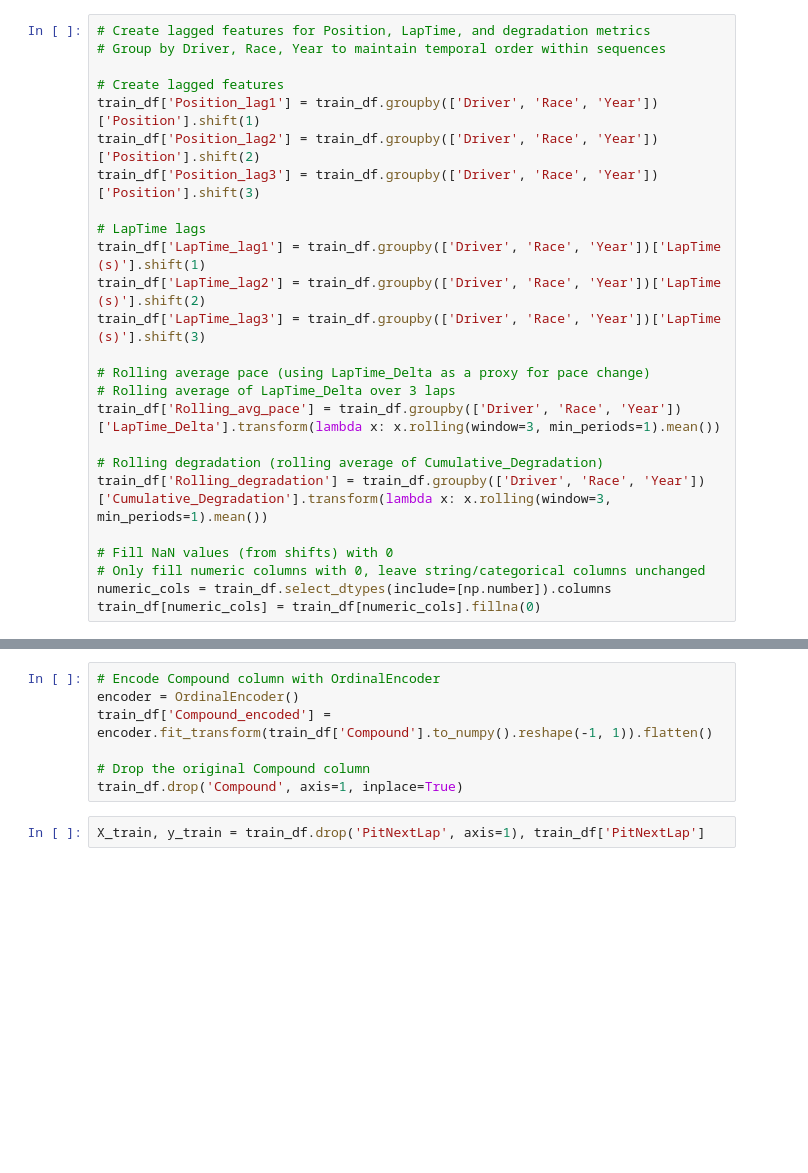
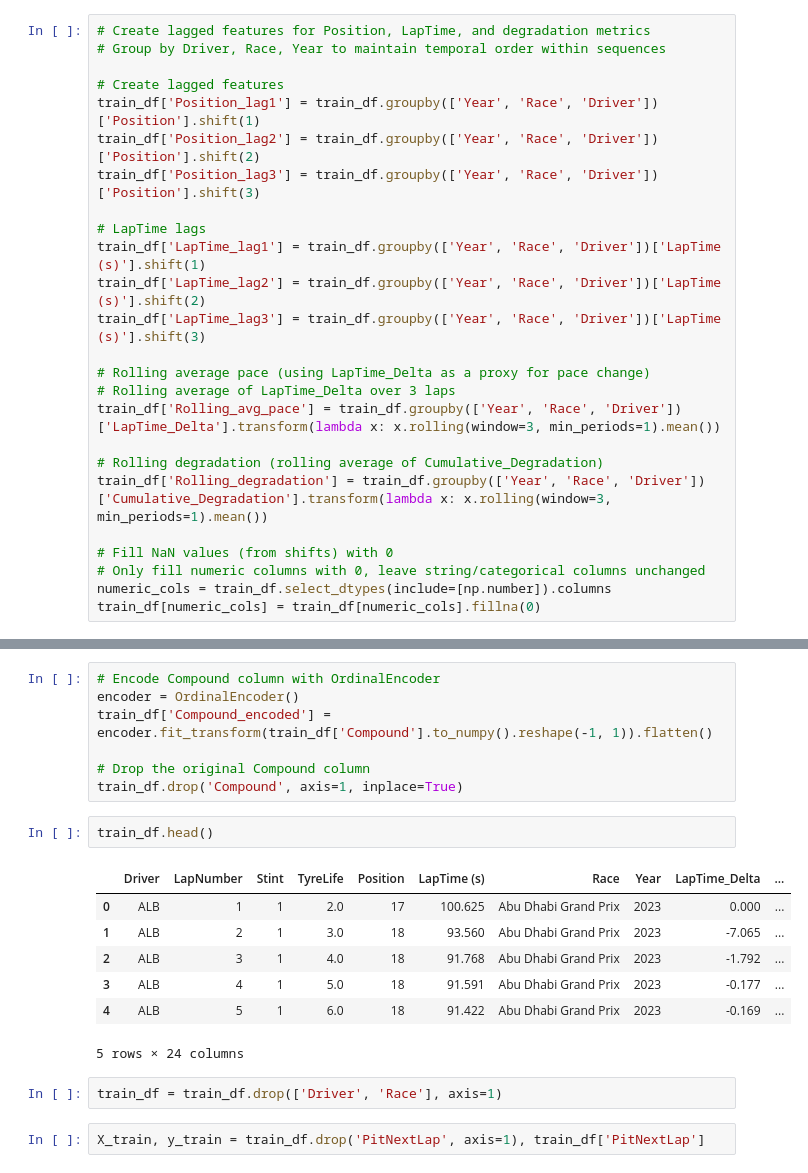
Before and after one commit to mortonki/F1-Strategy-Dataset, a Jupyter notebook: strategy.ipynb, the cells around one changed output, grey strips where cells are left out. Saved outputs shown, nothing was run; the diff lists cells and outputs as text; blank space fills up the shorter version.

```diff
--- a/strategy.ipynb
+++ b/strategy.ipynb
@@ -51,21 +120,21 @@ print(f"Unique sequences in test: {test_df.groupby(['Driver', 'Race', 'Year']).n
 # Group by Driver, Race, Year to maintain temporal order within sequences
 
 # Create lagged features
-train_df['Position_lag1'] = train_df.groupby(['Driver', 'Race', 'Year'])['Position'].shift(1)
-train_df['Position_lag2'] = train_df.groupby(['Driver', 'Race', 'Year'])['Position'].shift(2)
-train_df['Position_lag3'] = train_df.groupby(['Driver', 'Race', 'Year'])['Position'].shift(3)
+train_df['Position_lag1'] = train_df.groupby(['Year', 'Race', 'Driver'])['Position'].shift(1)
+train_df['Position_lag2'] = train_df.groupby(['Year', 'Race', 'Driver'])['Position'].shift(2)
+train_df['Position_lag3'] = train_df.groupby(['Year', 'Race', 'Driver'])['Position'].shift(3)
 
 # LapTime lags
-train_df['LapTime_lag1'] = train_df.groupby(['Driver', 'Race', 'Year'])['LapTime (s)'].shift(1)
-train_df['LapTime_lag2'] = train_df.groupby(['Driver', 'Race', 'Year'])['LapTime (s)'].shift(2)
-train_df['LapTime_lag3'] = train_df.groupby(['Driver', 'Race', 'Year'])['LapTime (s)'].shift(3)
+train_df['LapTime_lag1'] = train_df.groupby(['Year', 'Race', 'Driver'])['LapTime (s)'].shift(1)
+train_df['LapTime_lag2'] = train_df.groupby(['Year', 'Race', 'Driver'])['LapTime (s)'].shift(2)
+train_df['LapTime_lag3'] = train_df.groupby(['Year', 'Race', 'Driver'])['LapTime (s)'].shift(3)
 
 # Rolling average pace (using LapTime_Delta as a proxy for pace change)
 # Rolling average of LapTime_Delta over 3 laps
-train_df['Rolling_avg_pace'] = train_df.groupby(['Driver', 'Race', 'Year'])['LapTime_Delta'].transform(lambda x: x.rolling(window=3, min_periods=1).mean())
+train_df['Rolling_avg_pace'] = train_df.groupby(['Year', 'Race', 'Driver'])['LapTime_Delta'].transform(lambda x: x.rolling(window=3, min_periods=1).mean())
 
 # Rolling degradation (rolling average of Cumulative_Degradation)
-train_df['Rolling_degradation'] = train_df.groupby(['Driver', 'Race', 'Year'])['Cumulative_Degradation'].transform(lambda x: x.rolling(window=3, min_periods=1).mean())
+train_df['Rolling_degradation'] = train_df.groupby(['Year', 'Race', 'Driver'])['Cumulative_Degradation'].transform(lambda x: x.rolling(window=3, min_periods=1).mean())
 
 # Fill NaN values (from shifts) with 0
 # Only fill numeric columns with 0, leave string/categorical columns unchanged
@@ -93,6 +166,18 @@ train_df['Compound_encoded'] = encoder.fit_transform(train_df['Compound'].to_num
 
 # Drop the original Compound column
 train_df.drop('Compound', axis=1, inplace=True)
+# %%
+train_df.head()
+# %% [output]
+|  | Driver | LapNumber | Stint | TyreLife | Position | LapTime (s) | Race | Year | LapTime_Delta | ... |
+| 0 | ALB | 1 | 1 | 2.0 | 17 | 100.625 | Abu Dhabi Grand Prix | 2023 | 0.000 | ... |
+| 1 | ALB | 2 | 1 | 3.0 | 18 | 93.560 | Abu Dhabi Grand Prix | 2023 | -7.065 | ... |
+| 2 | ALB | 3 | 1 | 4.0 | 18 | 91.768 | Abu Dhabi Grand Prix | 2023 | -1.792 | ... |
+| 3 | ALB | 4 | 1 | 5.0 | 18 | 91.591 | Abu Dhabi Grand Prix | 2023 | -0.177 | ... |
+| 4 | ALB | 5 | 1 | 6.0 | 18 | 91.422 | Abu Dhabi Grand Prix | 2023 | -0.169 | ... |
+5 rows × 24 columns
+# %%
+train_df = train_df.drop(['Driver', 'Race'], axis=1)
 # %%
 X_train, y_train = train_df.drop('PitNextLap', axis=1), train_df['PitNextLap']
 # %%
```
Also changed, not shown: parts of 9 cells of this notebook, 3 other files.
